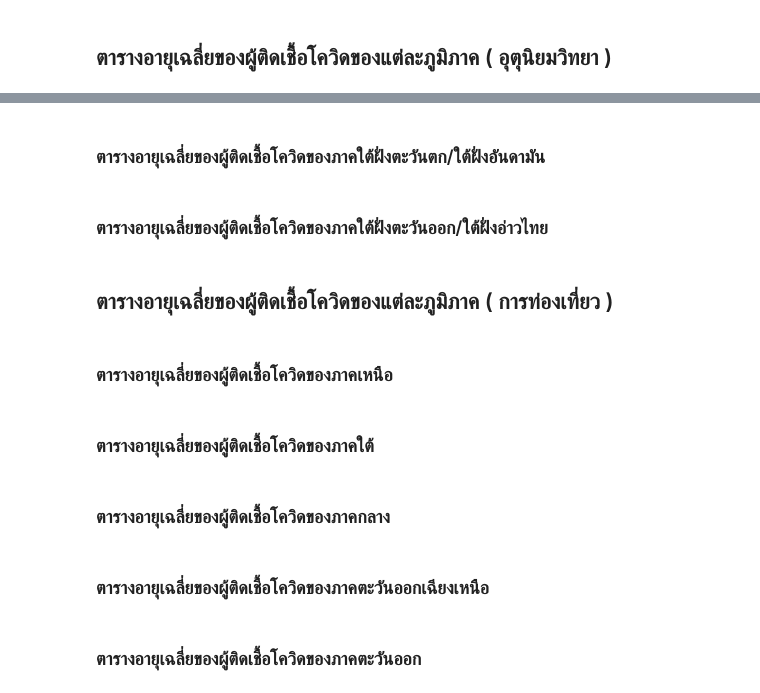
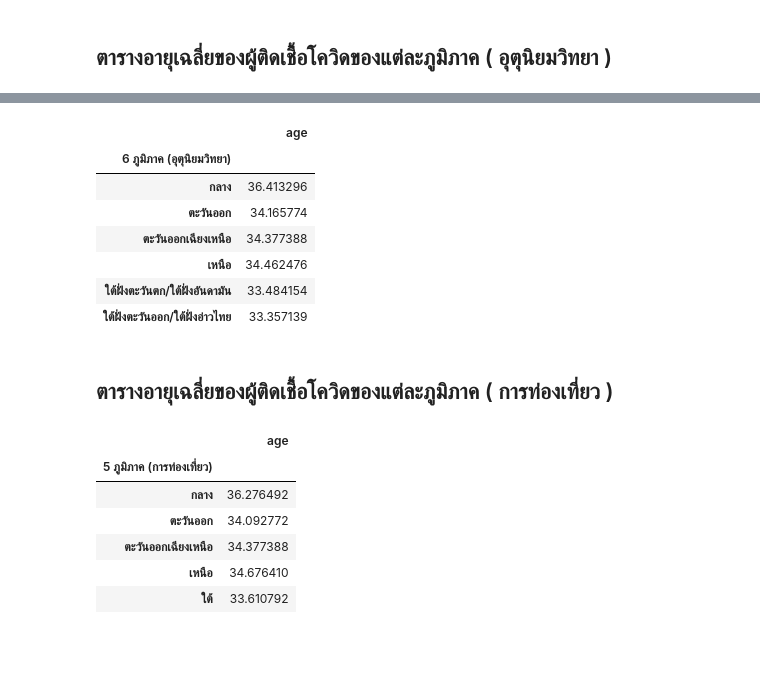
Before and after one commit to chanikansuksen/data_viz_2022, a Jupyter notebook: BasicPython&DataViz_midterm2022.ipynb, the cells around one changed output, grey strips where cells are left out. Drawn from its saved outputs; the diff is of its cells as text; code cells hidden in the pictures; blank space fills up the shorter version.

```diff
--- a/BasicPython&DataViz_midterm2022.ipynb
+++ b/BasicPython&DataViz_midterm2022.ipynb
@@ -846,16 +577,27 @@ data704_table
-# %% [markdown]
-### ตารางอายุเฉลี่ยของผู้ติดเชื้อโควิดของภาคใต้ฝั่งตะวันตก/ใต้ฝั่งอันดามัน
-# %% [markdown]
-### ตารางอายุเฉลี่ยของผู้ติดเชื้อโควิดของภาคใต้ฝั่งตะวันออก/ใต้ฝั่งอ่าวไทย
+# %%
+datamete1 = table1.groupby('6 ภูมิภาค (อุตุนิยมวิทยา)').mean()
+datamete1_table = datamete1[['age']]
+datamete1_table
+# %% [output]
+|  | age |
+| 6 ภูมิภาค (อุตุนิยมวิทยา) |  |
+| กลาง | 36.413296 |
+| ตะวันออก | 34.165774 |
+| ตะวันออกเฉียงเหนือ | 34.377388 |
+| เหนือ | 34.462476 |
+| ใต้ฝั่งตะวันตก/ใต้ฝั่งอันดามัน | 33.484154 |
+| ใต้ฝั่งตะวันออก/ใต้ฝั่งอ่าวไทย | 33.357139 |
 # %% [markdown]
 ## ตารางอายุเฉลี่ยของผู้ติดเชื้อโควิดของแต่ละภูมิภาค ( การท่องเที่ยว )
-# %% [markdown]
-### ตารางอายุเฉลี่ยของผู้ติดเชื้อโควิดของภาคเหนือ
-# %% [markdown]
-### ตารางอายุเฉลี่ยของผู้ติดเชื้อโควิดของภาคใต้
-# %% [markdown]
-### ตารางอายุเฉลี่ยของผู้ติดเชื้อโควิดของภาคกลาง
-# %% [markdown]
-### ตารางอายุเฉลี่ยของผู้ติดเชื้อโควิดของภาคตะวันออกเฉียงเหนือ
-# %% [markdown]
-### ตารางอายุเฉลี่ยของผู้ติดเชื้อโควิดของภาคตะวันออก
+# %%
+datatv1 = table1.groupby('5 ภูมิภาค (การท่องเที่ยว)').mean()
+datatv1_table = datatv1[['age']]
+datatv1_table
+# %% [output]
+|  | age |
+| 5 ภูมิภาค (การท่องเที่ยว) |  |
+| กลาง | 36.276492 |
+| ตะวันออก | 34.092772 |
+| ตะวันออกเฉียงเหนือ | 34.377388 |
+| เหนือ | 34.676410 |
+| ใต้ | 33.610792 |
```
Also changed, not shown: parts of 51 cells of this notebook.
